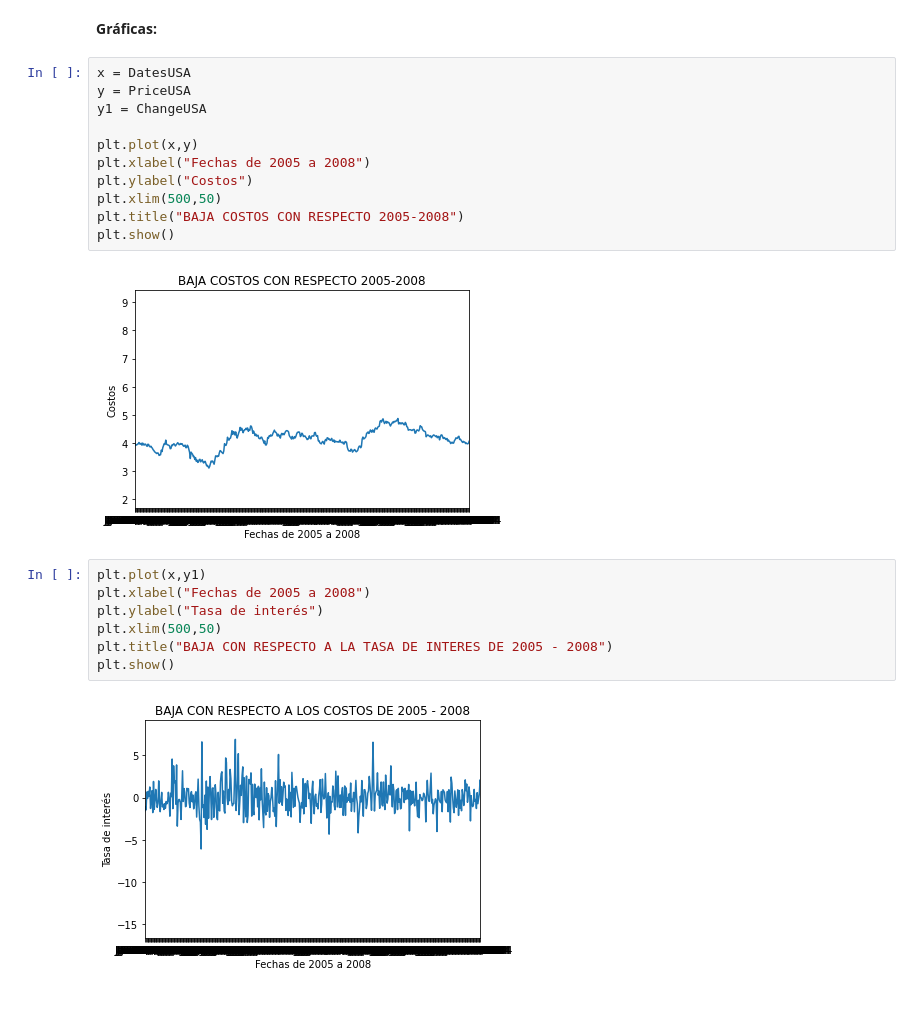
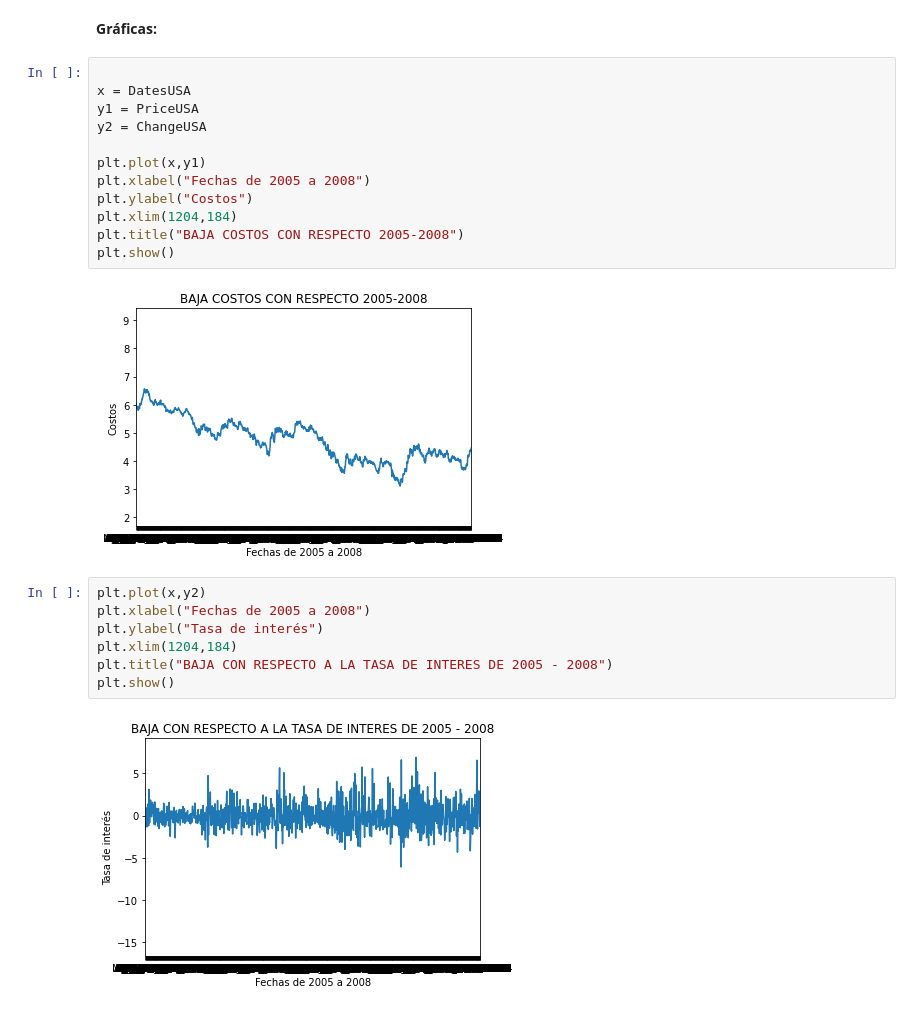
Before and after one commit to ArmandoArV/retoAnalitica, a Jupyter notebook: NOTEBOOKPROYECTO.ipynb, the cells around one changed output. Cells and saved outputs as stored; diff of their text form.

```diff
--- a/NOTEBOOKPROYECTO.ipynb
+++ b/NOTEBOOKPROYECTO.ipynb
@@ -119,24 +119,25 @@ SUM of the change column:  -35.100000000000016
 # %% [markdown]
 **Gráficas:**
 # %%
+
 x = DatesUSA
-y = PriceUSA
-y1 = ChangeUSA
+y1 = PriceUSA
+y2 = ChangeUSA
 
-plt.plot(x,y)
+plt.plot(x,y1)
 plt.xlabel("Fechas de 2005 a 2008")
 plt.ylabel("Costos")
-plt.xlim(500,50)
+plt.xlim(1204,184)
 plt.title("BAJA COSTOS CON RESPECTO 2005-2008")
 plt.show()
 # %% [output]
-[figure, old version]
+[figure, new version]
 # %%
-plt.plot(x,y1)
+plt.plot(x,y2)
 plt.xlabel("Fechas de 2005 a 2008")
 plt.ylabel("Tasa de interés")
-plt.xlim(500,50)
+plt.xlim(1204,184)
 plt.title("BAJA CON RESPECTO A LA TASA DE INTERES DE 2005 - 2008")
 plt.show()
 # %% [output]
-[figure, old version]
+[figure, new version]
```
Also changed, not shown: parts of 1 cell of this notebook.
